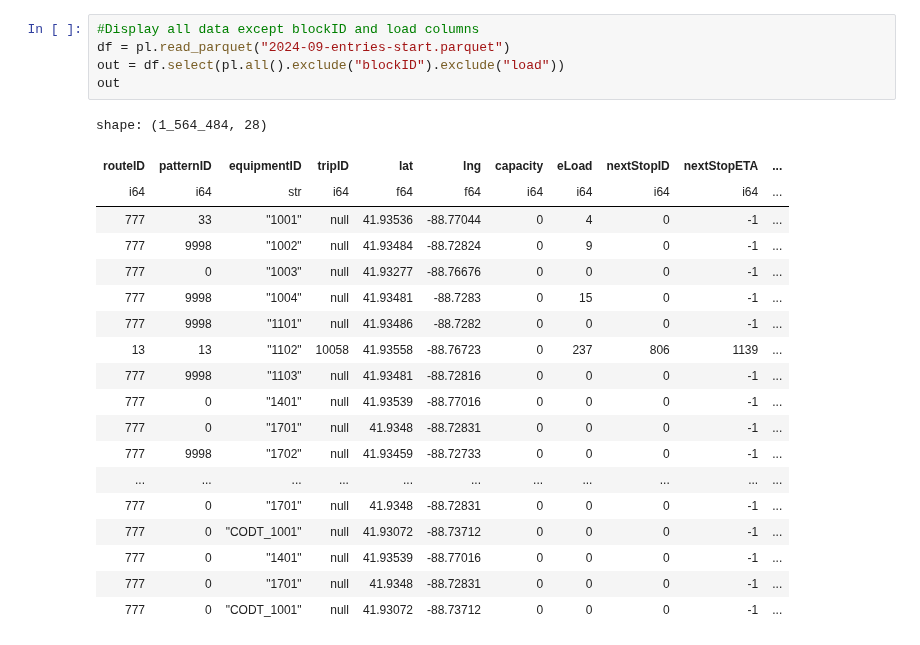
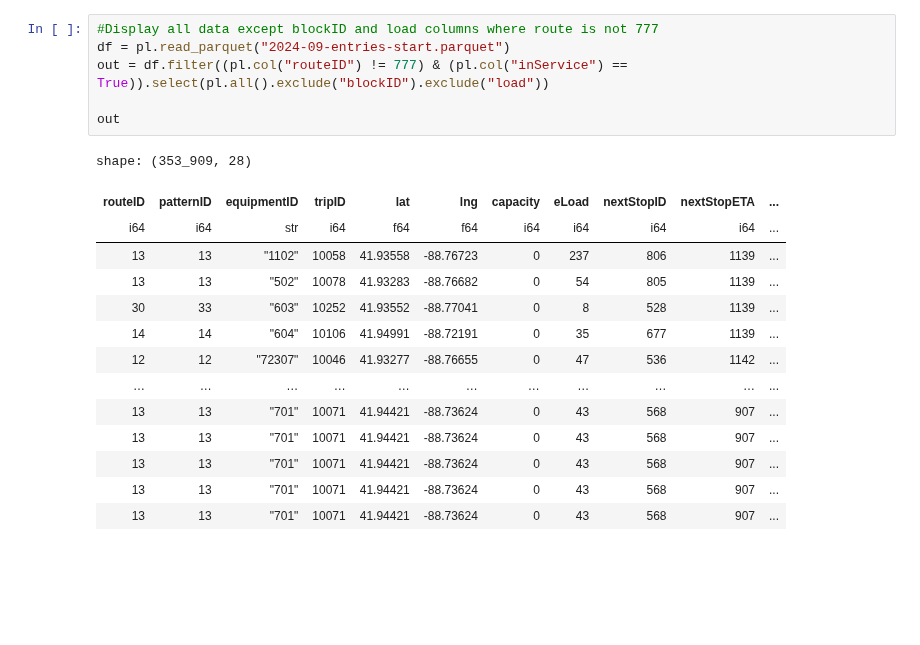
Before and after one commit to shaivilp/Research-Rookies, a Jupyter notebook: data_visualization/data_vis.ipynb, the cells around one changed output. Drawn from its saved outputs; the diff is of its cells as text; blank space fills up the shorter version.

```diff
--- a/data_visualization/data_vis.ipynb
+++ b/data_visualization/data_vis.ipynb
@@ -7,25 +49,21 @@ polars.config.Config
 # %%
-#Display all data except blockID and load columns
+#Display all data except blockID and load columns where route is not 777
 df = pl.read_parquet("2024-09-entries-start.parquet")
-out = df.select(pl.all().exclude("blockID").exclude("load"))
+out = df.filter((pl.col("routeID") != 777) & (pl.col("inService") == True)).select(pl.all().exclude("blockID").exclude("load"))
+
 out
 # %% [output]
-shape: (1_564_484, 28)
+shape: (353_909, 28)
 | routeID | patternID | equipmentID | tripID | lat | lng | capacity | eLoad | nextStopID | nextStopETA | ... |
 | i64 | i64 | str | i64 | f64 | f64 | i64 | i64 | i64 | i64 | ... |
-| 777 | 33 | "1001" | null | 41.93536 | -88.77044 | 0 | 4 | 0 | -1 | ... |
-| 777 | 9998 | "1002" | null | 41.93484 | -88.72824 | 0 | 9 | 0 | -1 | ... |
-| 777 | 0 | "1003" | null | 41.93277 | -88.76676 | 0 | 0 | 0 | -1 | ... |
-| 777 | 9998 | "1004" | null | 41.93481 | -88.7283 | 0 | 15 | 0 | -1 | ... |
-| 777 | 9998 | "1101" | null | 41.93486 | -88.7282 | 0 | 0 | 0 | -1 | ... |
 | 13 | 13 | "1102" | 10058 | 41.93558 | -88.76723 | 0 | 237 | 806 | 1139 | ... |
-| 777 | 9998 | "1103" | null | 41.93481 | -88.72816 | 0 | 0 | 0 | -1 | ... |
-| 777 | 0 | "1401" | null | 41.93539 | -88.77016 | 0 | 0 | 0 | -1 | ... |
-| 777 | 0 | "1701" | null | 41.9348 | -88.72831 | 0 | 0 | 0 | -1 | ... |
-| 777 | 9998 | "1702" | null | 41.93459 | -88.72733 | 0 | 0 | 0 | -1 | ... |
-| ... | ... | ... | ... | ... | ... | ... | ... | ... | ... | ... |
-| 777 | 0 | "1701" | null | 41.9348 | -88.72831 | 0 | 0 | 0 | -1 | ... |
-| 777 | 0 | "CODT_1001" | null | 41.93072 | -88.73712 | 0 | 0 | 0 | -1 | ... |
-| 777 | 0 | "1401" | null | 41.93539 | -88.77016 | 0 | 0 | 0 | -1 | ... |
-| 777 | 0 | "1701" | null | 41.9348 | -88.72831 | 0 | 0 | 0 | -1 | ... |
-| 777 | 0 | "CODT_1001" | null | 41.93072 | -88.73712 | 0 | 0 | 0 | -1 | ... |
+| 13 | 13 | "502" | 10078 | 41.93283 | -88.76682 | 0 | 54 | 805 | 1139 | ... |
+| 30 | 33 | "603" | 10252 | 41.93552 | -88.77041 | 0 | 8 | 528 | 1139 | ... |
+| 14 | 14 | "604" | 10106 | 41.94991 | -88.72191 | 0 | 35 | 677 | 1139 | ... |
+| 12 | 12 | "72307" | 10046 | 41.93277 | -88.76655 | 0 | 47 | 536 | 1142 | ... |
+| … | … | … | … | … | … | … | … | … | … | ... |
+| 13 | 13 | "701" | 10071 | 41.94421 | -88.73624 | 0 | 43 | 568 | 907 | ... |
+| 13 | 13 | "701" | 10071 | 41.94421 | -88.73624 | 0 | 43 | 568 | 907 | ... |
+| 13 | 13 | "701" | 10071 | 41.94421 | -88.73624 | 0 | 43 | 568 | 907 | ... |
+| 13 | 13 | "701" | 10071 | 41.94421 | -88.73624 | 0 | 43 | 568 | 907 | ... |
+| 13 | 13 | "701" | 10071 | 41.94421 | -88.73624 | 0 | 43 | 568 | 907 | ... |
```
Also changed, not shown: parts of 5 cells of this notebook.
